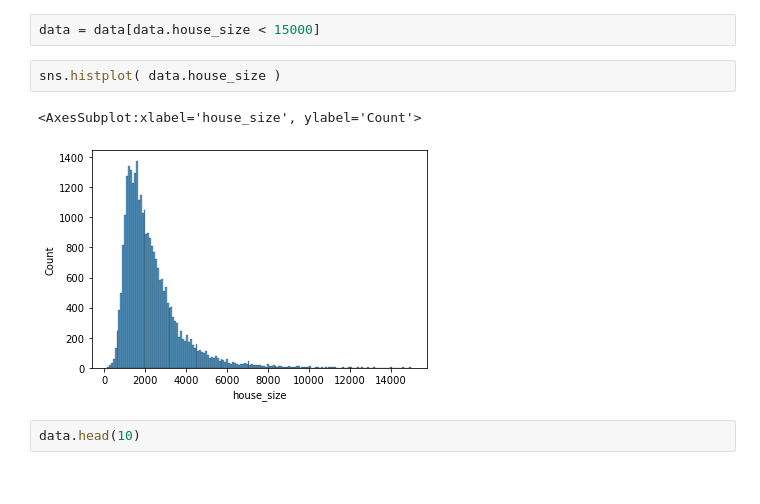
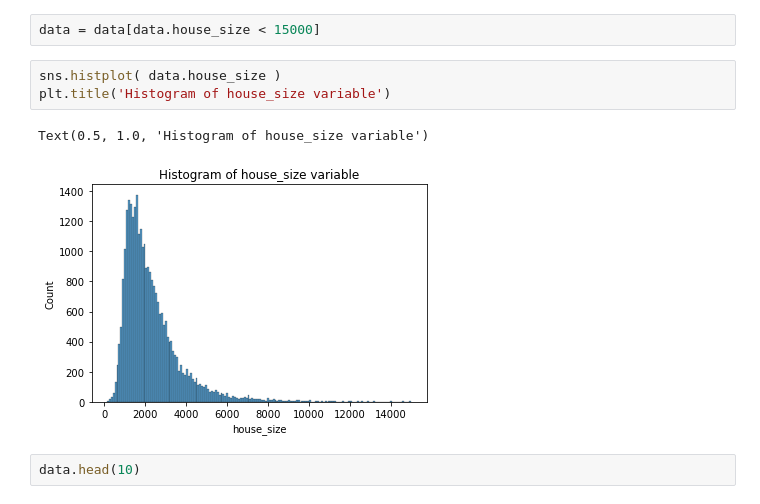
Before and after one commit to mruston209/Springboard, a Jupyter notebook: Capstone3/Capstone 3 EDA.ipynb, the cells around one changed output. Drawn from its saved outputs; the diff is of its cells as text.

```diff
--- a/Capstone3/Capstone 3 EDA.ipynb
+++ b/Capstone3/Capstone 3 EDA.ipynb
@@ -683,9 +684,10 @@ data[data.house_size > 15000 ]
 data = data[data.house_size < 15000]
 # %%
 sns.histplot( data.house_size )
+plt.title('Histogram of house_size variable')
 # %% [output]
-<AxesSubplot:xlabel='house_size', ylabel='Count'>
+Text(0.5, 1.0, 'Histogram of house_size variable')
-[figure, old version]
+[figure, new version]
 # %%
 data.head(10)
 # %% [output]
```
Also changed, not shown: parts of 1 cell of this notebook, 3 other files.
